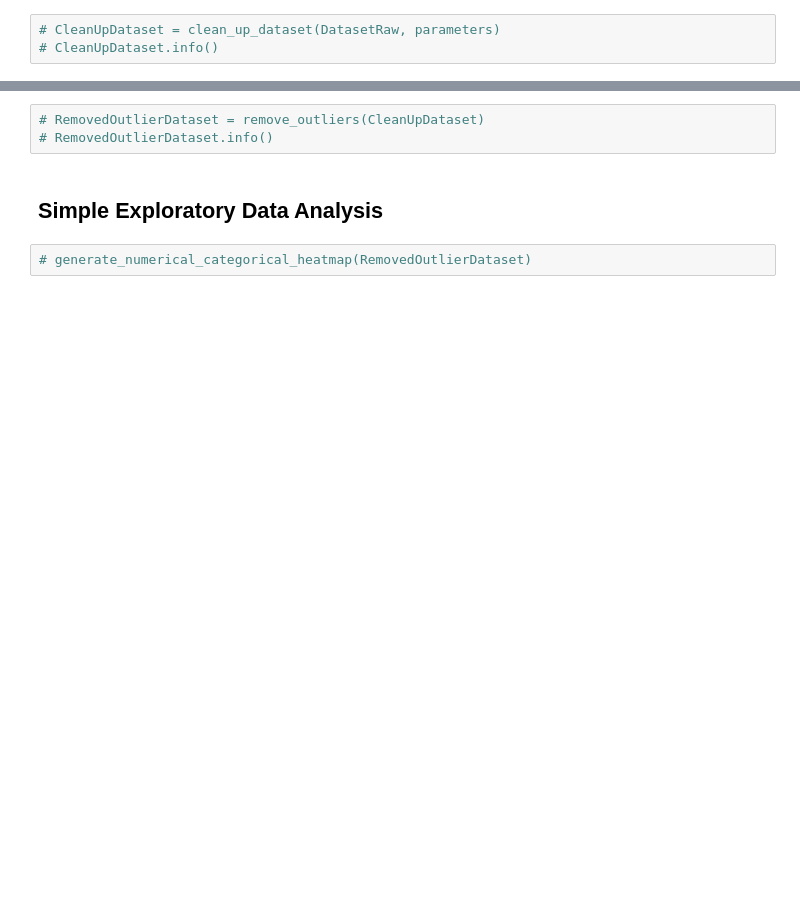
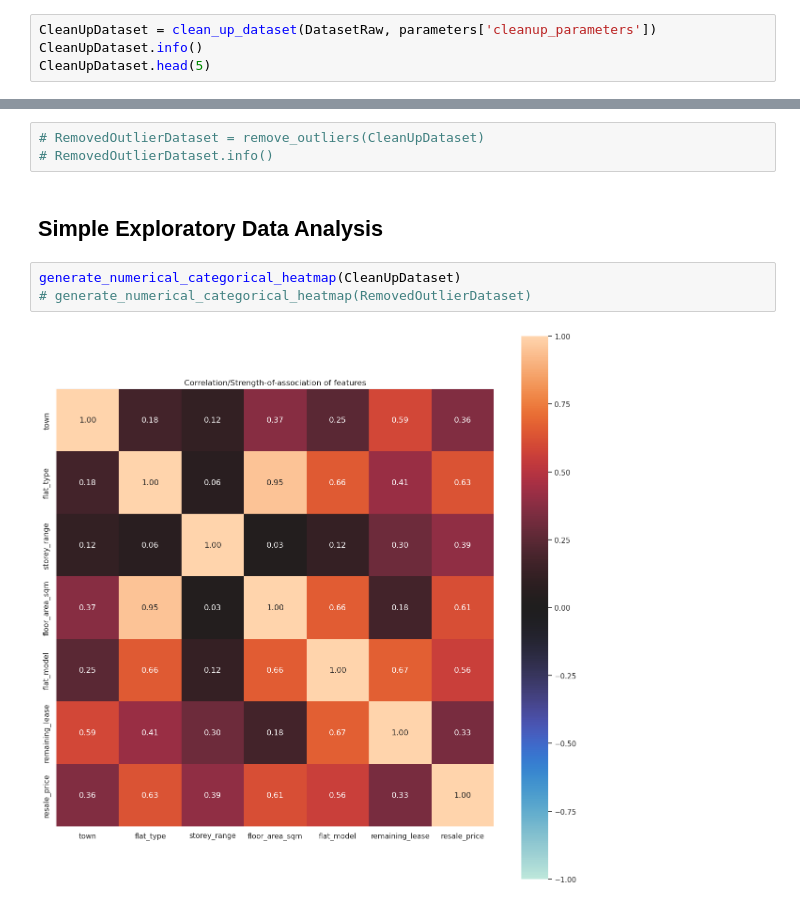
Before and after one commit to Amizzuddin/cc0002, a Jupyter notebook: main.ipynb, the cells around one changed output, grey strips where cells are left out. Drawn from its saved outputs; the diff is of its cells as text; blank space fills up the shorter version.

Commit message:
common dataset data_types.yaml and add cleanup for parameters which can deal mixed type

```diff
--- a/main.ipynb
+++ b/main.ipynb
@@ -53,5 +51,6 @@ memory usage: 8.8+ MB
 # %% [markdown]
 ## Data Cleanup
 # %%
-# CleanUpDataset = clean_up_dataset(DatasetRaw, parameters)
-# CleanUpDataset.info()
+CleanUpDataset = clean_up_dataset(DatasetRaw, parameters['cleanup_parameters'])
+CleanUpDataset.info()
+CleanUpDataset.head(5)
@@ -61,4 +93,7 @@ memory usage: 8.8+ MB
 # %% [markdown]
 ## Simple Exploratory Data Analysis
 # %%
+generate_numerical_categorical_heatmap(CleanUpDataset)
 # generate_numerical_categorical_heatmap(RemovedOutlierDataset)
+# %% [output]
+[figure, added]
```
Also changed, not shown: parts of 5 cells of this notebook, 8 other files.
